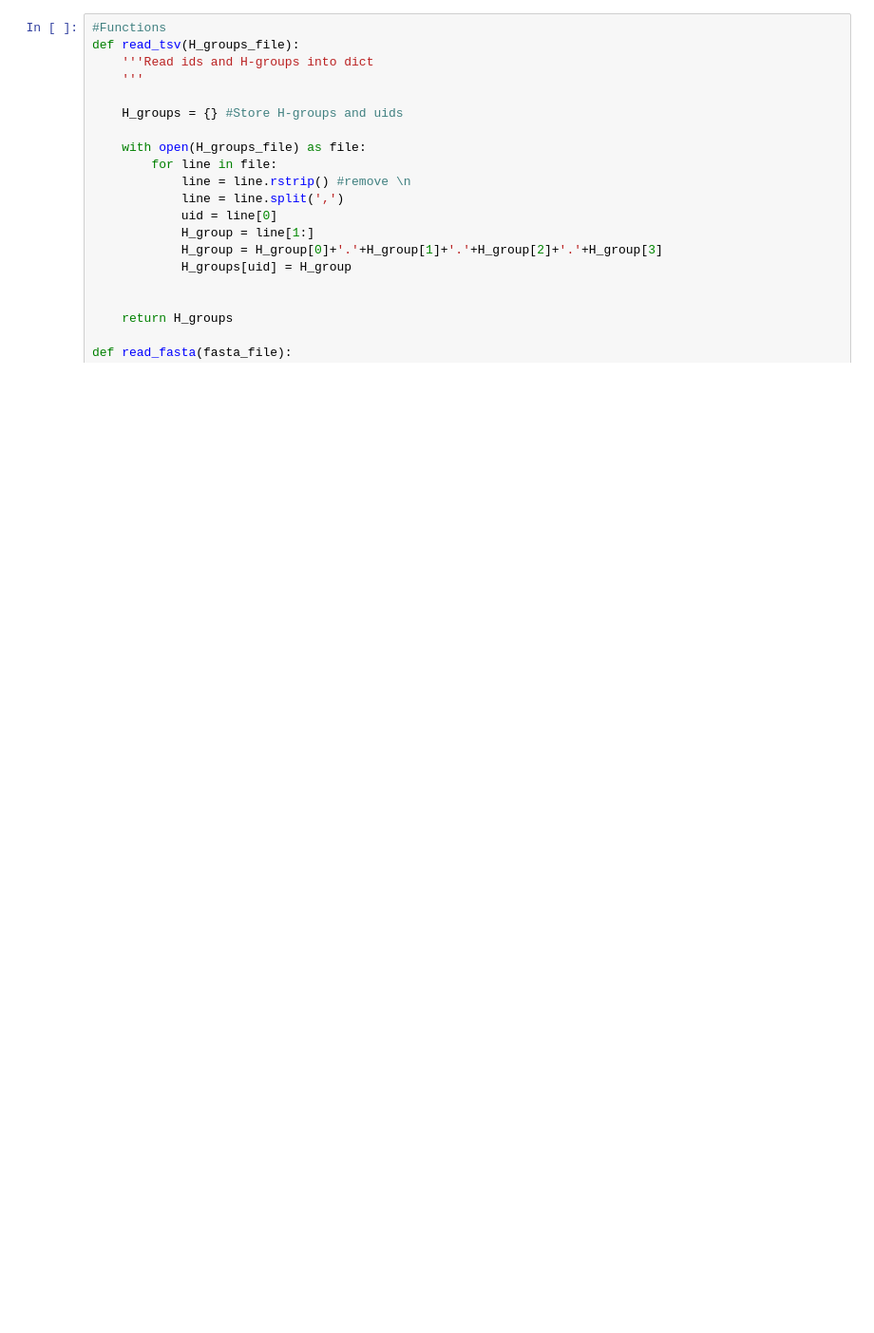
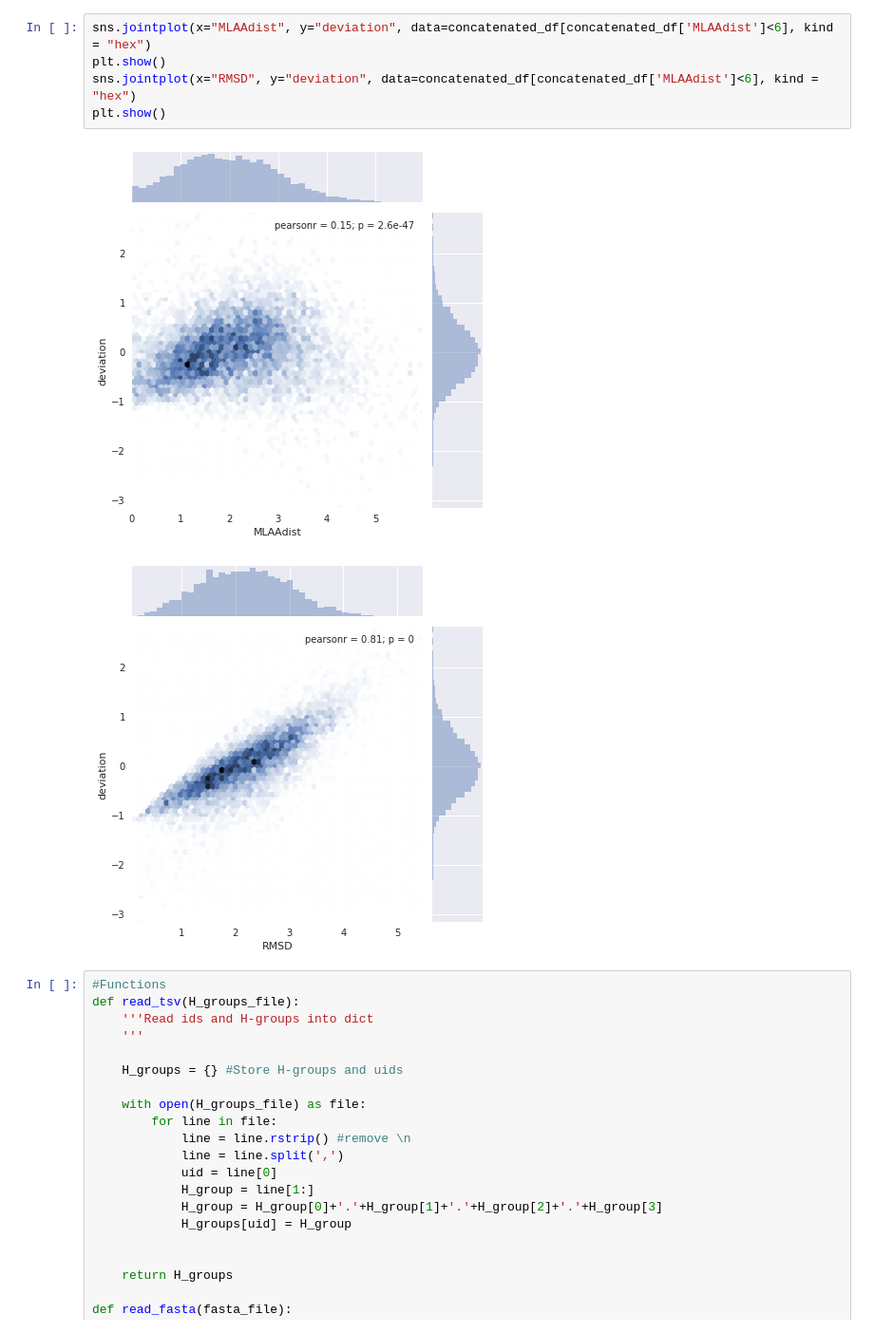
Before and after one commit to patrickbryant1/basic_scilife_scripts, a Jupyter notebook: visual/visual_notebook.ipynb, the cells around one changed output. Shown at 95% size. Saved outputs shown, nothing was run; the diff lists cells and outputs as text; blank space fills up the shorter version.

```diff
--- a/visual/visual_notebook.ipynb
+++ b/visual/visual_notebook.ipynb
@@ -1,3 +46,11 @@
+# %%
+sns.jointplot(x="MLAAdist", y="deviation", data=concatenated_df[concatenated_df['MLAAdist']<6], kind = "hex")
+plt.show()
+sns.jointplot(x="RMSD", y="deviation", data=concatenated_df[concatenated_df['MLAAdist']<6], kind = "hex")
+plt.show()
+# %% [output]
+[figure, added]
+[figure, added]
 # %%
 #Functions
 def read_tsv(H_groups_file):
```
Also changed, not shown: parts of 4 cells of this notebook, 2 other files.
